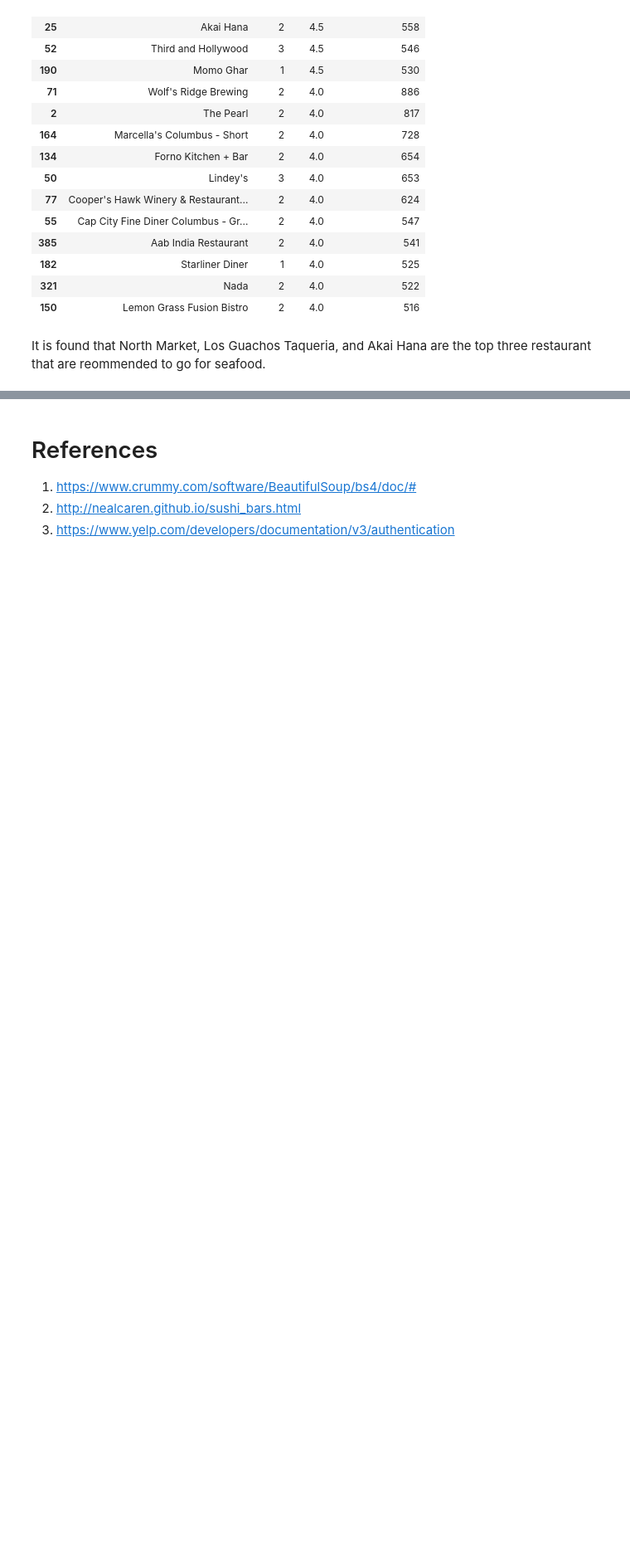
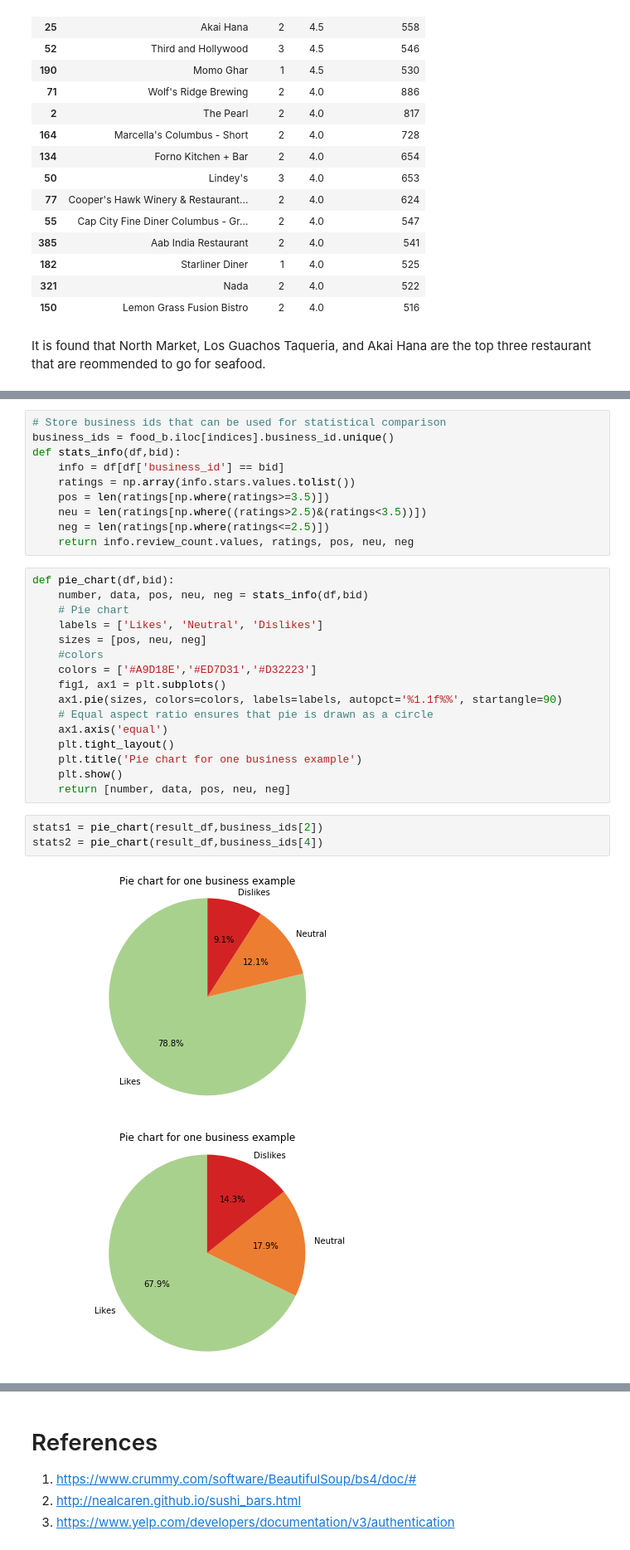
Before and after one commit to honeybird1991/Data_Incubator_Project, a Jupyter notebook: Project/TDI_Project_CW.ipynb, the cells around one changed output, grey strips where cells are left out. Shown at 83% size. Saved outputs shown, nothing was run; the diff lists cells and outputs as text; blank space fills up the shorter version.

```diff
--- a/Project/TDI_Project_CW.ipynb
+++ b/Project/TDI_Project_CW.ipynb
@@ -182,0 +342,32 @@ It is found that North Market, Los Guachos Taqueria, and  Akai Hana are the top
+# %%
+# Store business ids that can be used for statistical comparison
+business_ids = food_b.iloc[indices].business_id.unique()
+def stats_info(df,bid):
+    info = df[df['business_id'] == bid]
+    ratings = np.array(info.stars.values.tolist())
+    pos = len(ratings[np.where(ratings>=3.5)])
+    neu = len(ratings[np.where((ratings>2.5)&(ratings<3.5))])
+    neg = len(ratings[np.where(ratings<=2.5)])
+    return info.review_count.values, ratings, pos, neu, neg
+# %%
+def pie_chart(df,bid):
+    number, data, pos, neu, neg = stats_info(df,bid)
+    # Pie chart
+    labels = ['Likes', 'Neutral', 'Dislikes']
+    sizes = [pos, neu, neg]
+    #colors
+    colors = ['#A9D18E','#ED7D31','#D32223']
+    fig1, ax1 = plt.subplots()
+    ax1.pie(sizes, colors=colors, labels=labels, autopct='%1.1f%%', startangle=90)
+    # Equal aspect ratio ensures that pie is drawn as a circle
+    ax1.axis('equal')
+    plt.tight_layout()
+    plt.title('Pie chart for one business example')
+    plt.show()
+    return [number, data, pos, neu, neg]
+# %%
+stats1 = pie_chart(result_df,business_ids[2])
+stats2 = pie_chart(result_df,business_ids[4])
+# %% [output]
+[figure, added]
+[figure, added]
```
Also changed, not shown: parts of 93 cells of this notebook.
